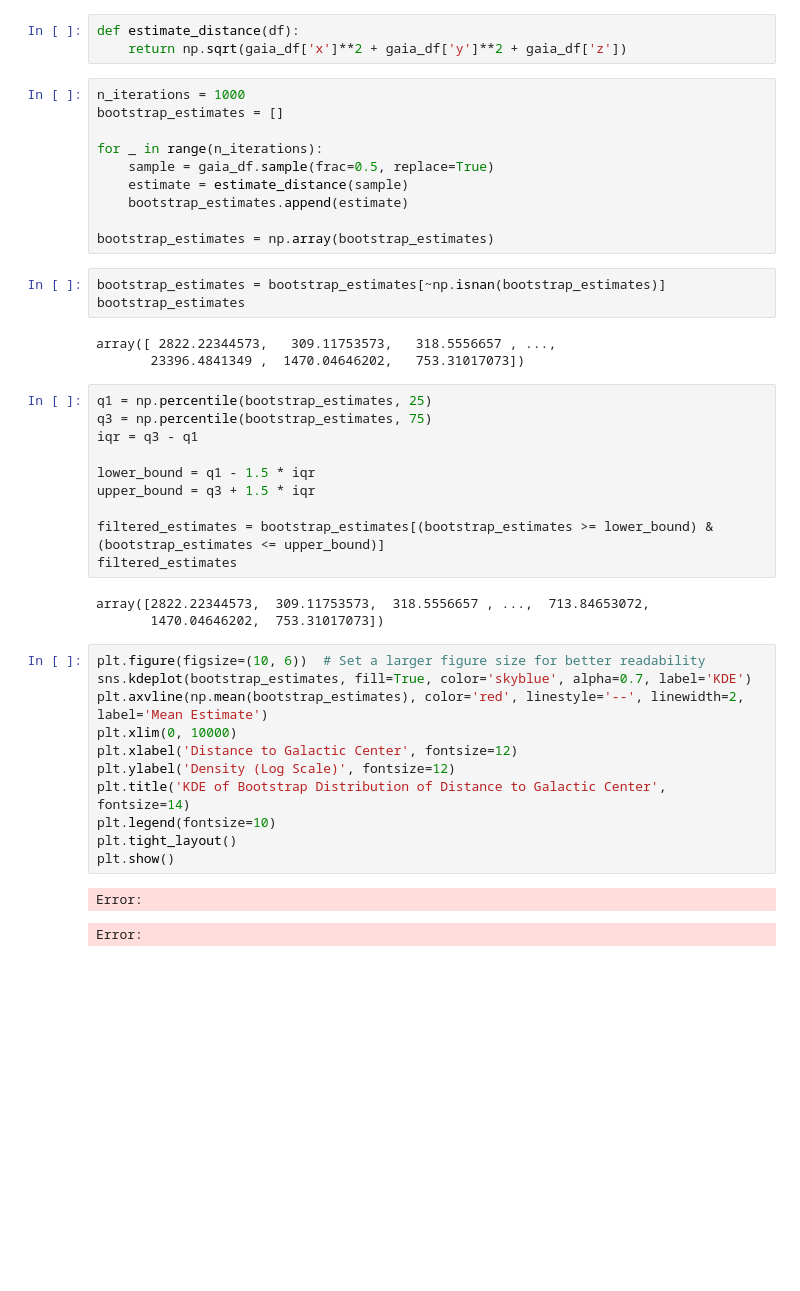
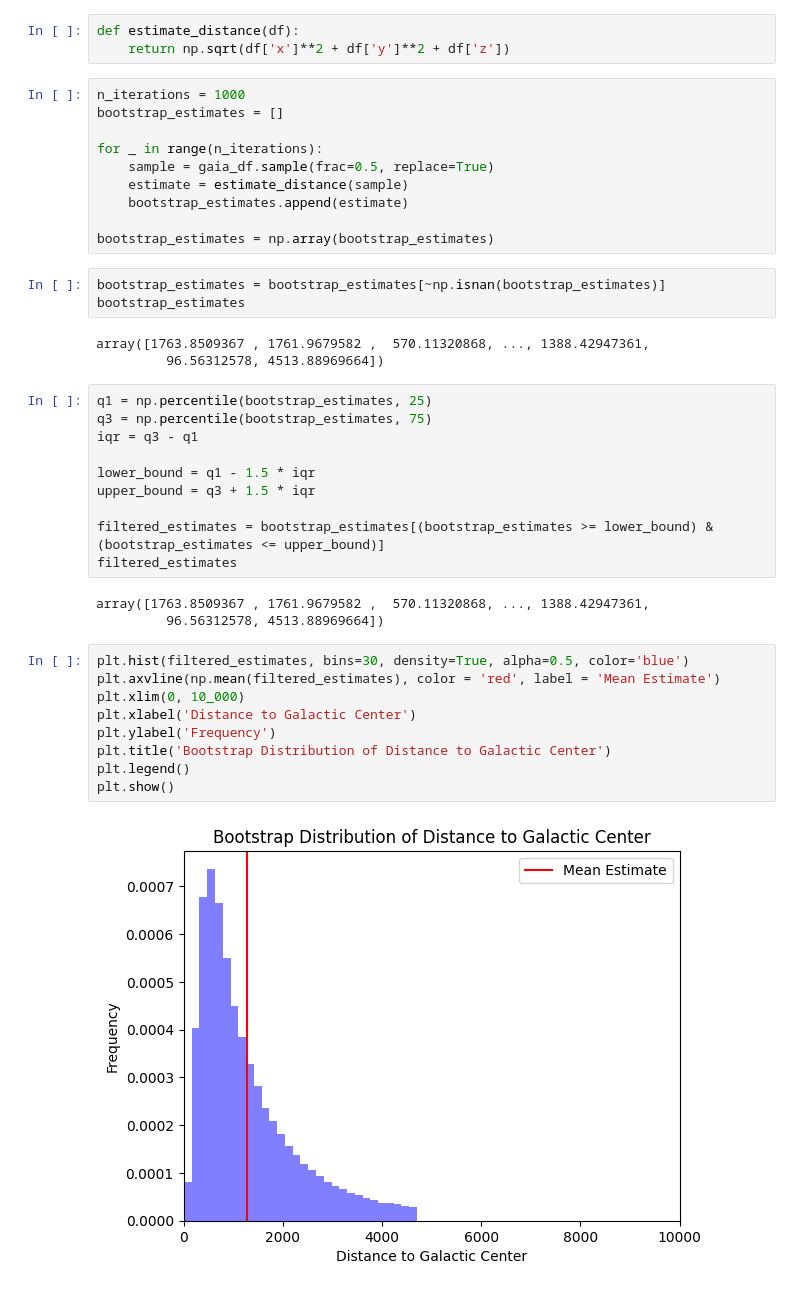
Before and after one commit to SLey3/data275-elegant-project, a Jupyter notebook: problem3.ipynb, the cells around one changed output. Drawn from its saved outputs; the diff is of its cells as text; blank space fills up the shorter version.

```diff
--- a/problem3.ipynb
+++ b/problem3.ipynb
@@ -35,7 +35,7 @@ See the caveats in the documentation: https://pandas.pydata.org/pandas-docs/stab
   gaia_df['z'] = gaia_df["cartesian"].apply(lambda val: val[2])
 # %%
 def estimate_distance(df):
-    return np.sqrt(gaia_df['x']**2 + gaia_df['y']**2 + gaia_df['z'])
+    return np.sqrt(df['x']**2 + df['y']**2 + df['z'])
 # %%
 n_iterations = 1000
 bootstrap_estimates = []
@@ -50,8 +50,8 @@ bootstrap_estimates = np.array(bootstrap_estimates)
 bootstrap_estimates = bootstrap_estimates[~np.isnan(bootstrap_estimates)]
 bootstrap_estimates
 # %% [output]
-array([ 2822.22344573,   309.11753573,   318.5556657 , ...,
-       23396.4841349 ,  1470.04646202,   753.31017073])
+array([1763.8509367 , 1761.9679582 ,  570.11320868, ..., 1388.42947361,
+         96.56312578, 4513.88969664])
 # %%
 q1 = np.percentile(bootstrap_estimates, 25)
 q3 = np.percentile(bootstrap_estimates, 75)
@@ -63,20 +63,17 @@ upper_bound = q3 + 1.5 * iqr
 filtered_estimates = bootstrap_estimates[(bootstrap_estimates >= lower_bound) & (bootstrap_estimates <= upper_bound)]
 filtered_estimates
 # %% [output]
-array([2822.22344573,  309.11753573,  318.5556657 , ...,  713.84653072,
-       1470.04646202,  753.31017073])
+array([1763.8509367 , 1761.9679582 ,  570.11320868, ..., 1388.42947361,
+         96.56312578, 4513.88969664])
 # %%
-plt.figure(figsize=(10, 6))  # Set a larger figure size for better readability
-sns.kdeplot(bootstrap_estimates, fill=True, color='skyblue', alpha=0.7, label='KDE')
-plt.axvline(np.mean(bootstrap_estimates), color='red', linestyle='--', linewidth=2, label='Mean Estimate')
-plt.xlim(0, 10000)
-plt.xlabel('Distance to Galactic Center', fontsize=12)
-plt.ylabel('Density (Log Scale)', fontsize=12)
-plt.title('KDE of Bootstrap Distribution of Distance to Galactic Center', fontsize=14)
-plt.legend(fontsize=10)
-plt.tight_layout()
+plt.hist(filtered_estimates, bins=30, density=True, alpha=0.5, color='blue')
+plt.axvline(np.mean(filtered_estimates), color = 'red', label = 'Mean Estimate')
+plt.xlim(0, 10_000)
+plt.xlabel('Distance to Galactic Center')
+plt.ylabel('Frequency')
+plt.title('Bootstrap Distribution of Distance to Galactic Center')
+plt.legend()
 plt.show()
 # %% [output]
-Error:
-Error:
+[figure, added]
 # %%
```
Also changed, not shown: parts of 2 cells of this notebook.
